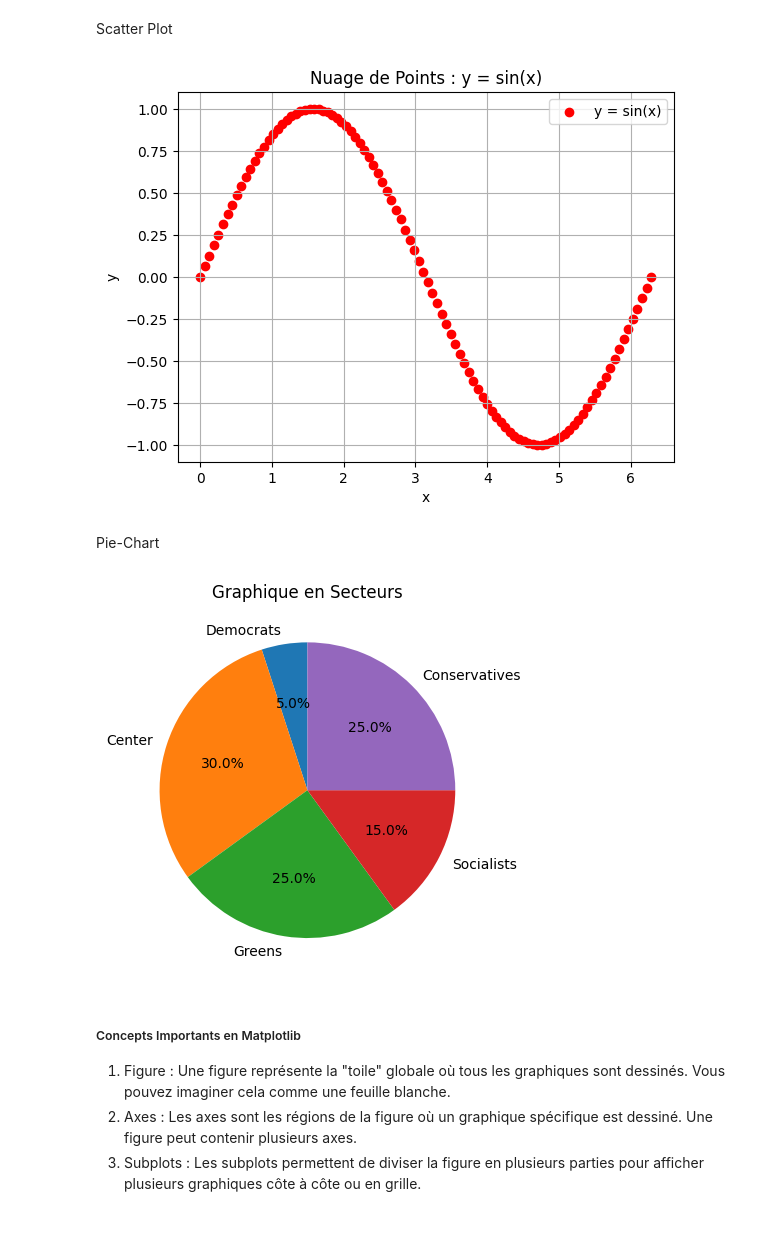
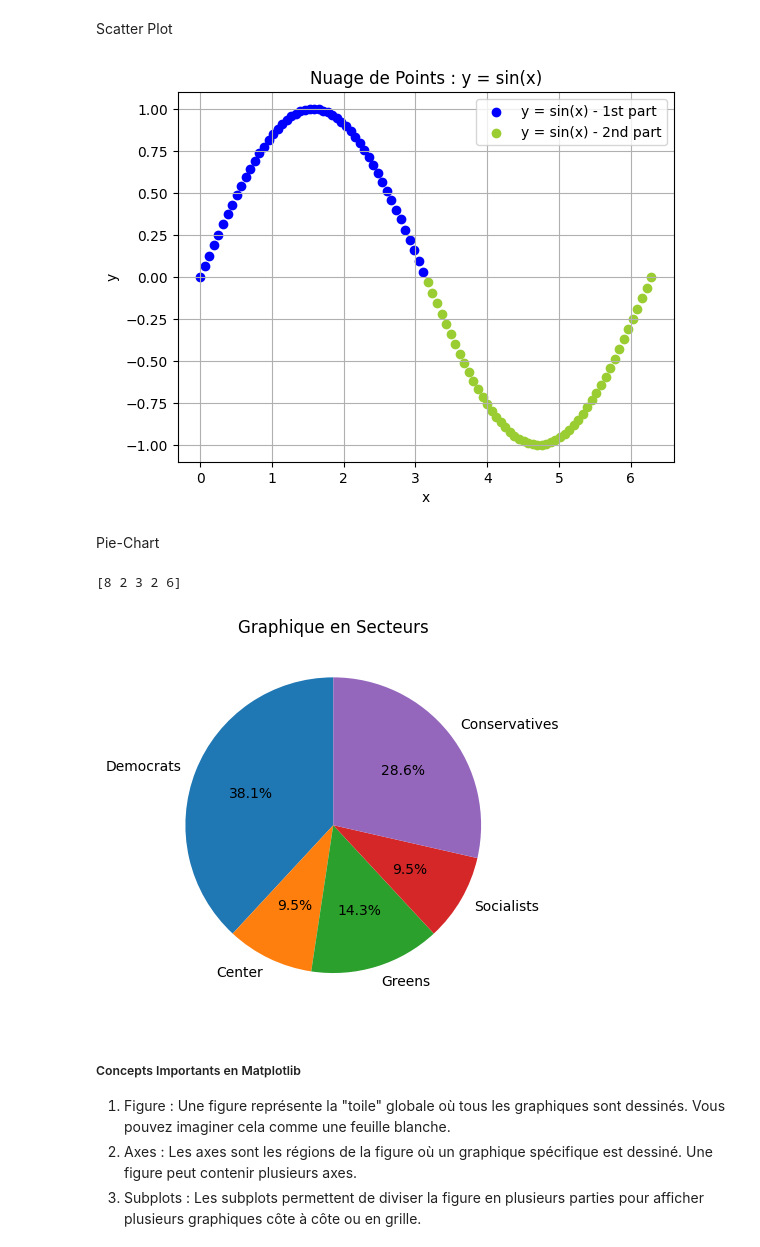
Before and after one commit to mrgeooo14/nomades_to_submit, a Jupyter notebook: DS_day1_numpy.ipynb, the cells around one changed output. Saved outputs shown, nothing was run; the diff lists cells and outputs as text; code cells hidden in the pictures.

```diff
--- a/DS_day1_numpy.ipynb
+++ b/DS_day1_numpy.ipynb
@@ -593,28 +865,31 @@ Scatter Plot
 # %%
 x = np.linspace(0, 2 * np.pi, 100)
 y = np.sin(x)
 
-plt.scatter(x, y, color='red', label='y = sin(x)')
+plt.scatter(x[:50], y[:50], color='blue', label='y = sin(x) - 1st part')
+plt.scatter(x[50:], y[50:], color='yellowgreen', label='y = sin(x) - 2nd part')
 plt.title("Nuage de Points : y = sin(x)")
 plt.xlabel("x")
 plt.ylabel("y")
 plt.legend()
 plt.grid()
 plt.show()
 # %% [output]
-[figure, old version]
+[figure, new version]
 # %% [markdown]
 Pie-Chart
 # %%
 values = np.random.randint(1, 10, size=5)
 labels = ['Democrats', 'Center', 'Greens', 'Socialists', 'Conservatives']
 
+print(values)
 #### Tracé du graphique en secteurs
 plt.pie(values, labels=labels, autopct='%1.1f%%', startangle=90)
 plt.title("Graphique en Secteurs")
 plt.show()
 # %% [output]
+[8 2 3 2 6]
-[figure, old version]
+[figure, new version]
 # %% [markdown]
 ##### Concepts Importants en Matplotlib
 
```
Also changed, not shown: parts of 42 cells of this notebook, 1 other file.
